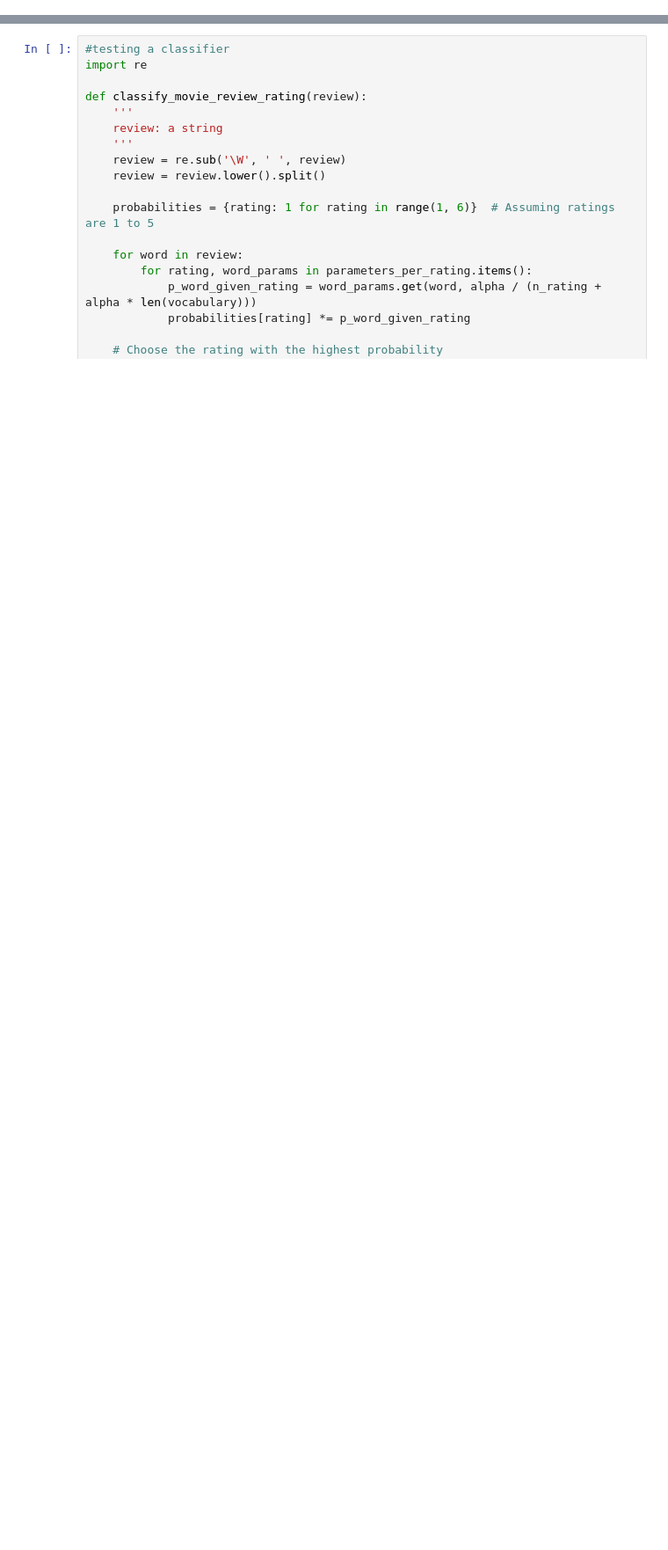
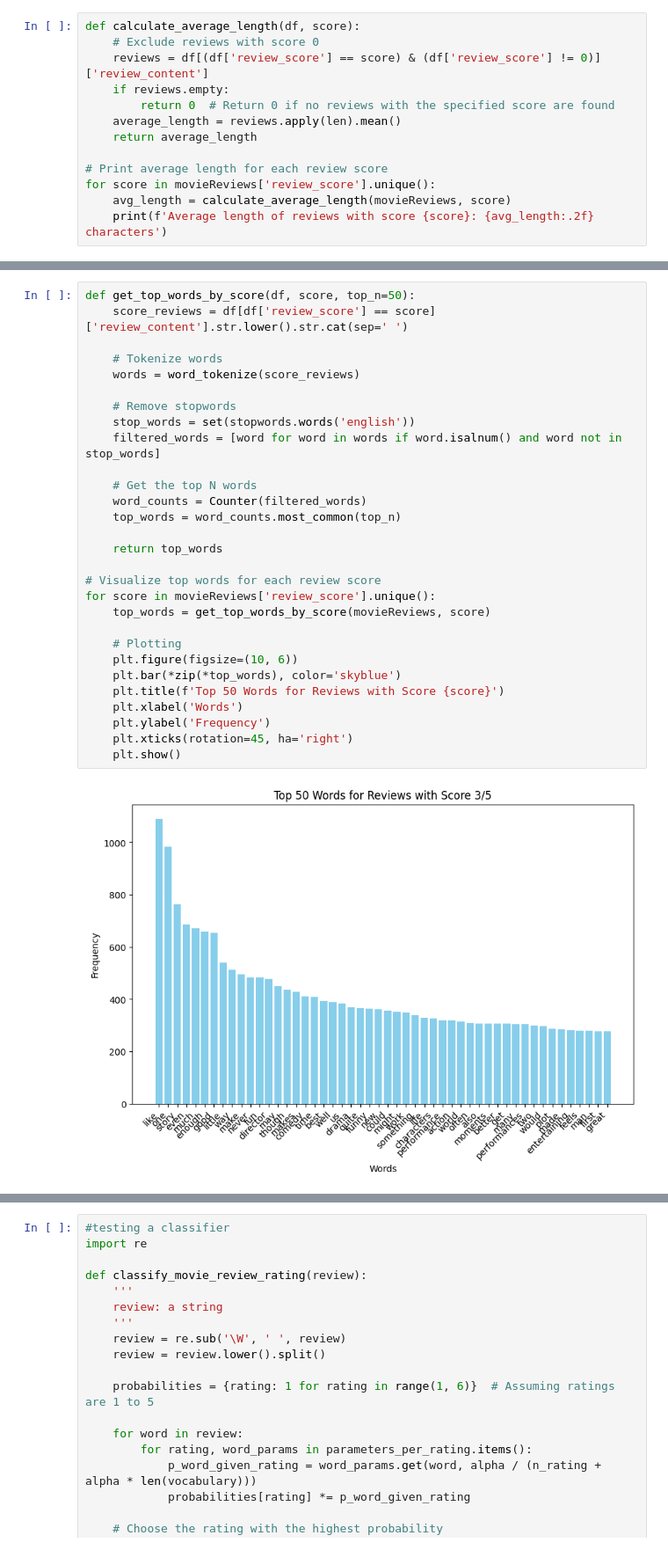
Before and after one commit to Ayushkhanal9/460-Movie-rating-project, a Jupyter notebook: Implementation.ipynb, the cells around one changed output, grey strips where cells are left out. Shown at 88% size. Saved outputs shown, nothing was run; the diff lists cells and outputs as text; blank space fills up the shorter version.

```diff
--- a/Implementation.ipynb
+++ b/Implementation.ipynb
@@ -71,0 +128,13 @@ movieReviews.head()
+# %%
+def calculate_average_length(df, score):
+    # Exclude reviews with score 0
+    reviews = df[(df['review_score'] == score) & (df['review_score'] != 0)]['review_content']
+    if reviews.empty:
+        return 0  # Return 0 if no reviews with the specified score are found
+    average_length = reviews.apply(len).mean()
+    return average_length
+
+# Print average length for each review score
+for score in movieReviews['review_score'].unique():
+    avg_length = calculate_average_length(movieReviews, score)
+    print(f'Average length of reviews with score {score}: {avg_length:.2f} characters')
@@ -71,0 +148,31 @@ movieReviews.head()
+# %%
+def get_top_words_by_score(df, score, top_n=50):
+    score_reviews = df[df['review_score'] == score]['review_content'].str.lower().str.cat(sep=' ')
+
+    # Tokenize words
+    words = word_tokenize(score_reviews)
+
+    # Remove stopwords
+    stop_words = set(stopwords.words('english'))
+    filtered_words = [word for word in words if word.isalnum() and word not in stop_words]
+
+    # Get the top N words
+    word_counts = Counter(filtered_words)
+    top_words = word_counts.most_common(top_n)
+
+    return top_words
+
+# Visualize top words for each review score
+for score in movieReviews['review_score'].unique():
+    top_words = get_top_words_by_score(movieReviews, score)
+
+    # Plotting
+    plt.figure(figsize=(10, 6))
+    plt.bar(*zip(*top_words), color='skyblue')
+    plt.title(f'Top 50 Words for Reviews with Score {score}')
+    plt.xlabel('Words')
+    plt.ylabel('Frequency')
+    plt.xticks(rotation=45, ha='right')
+    plt.show()
+# %% [output]
+[figure, added]
```
Also changed, not shown: parts of 13 cells of this notebook, 2 other files.
